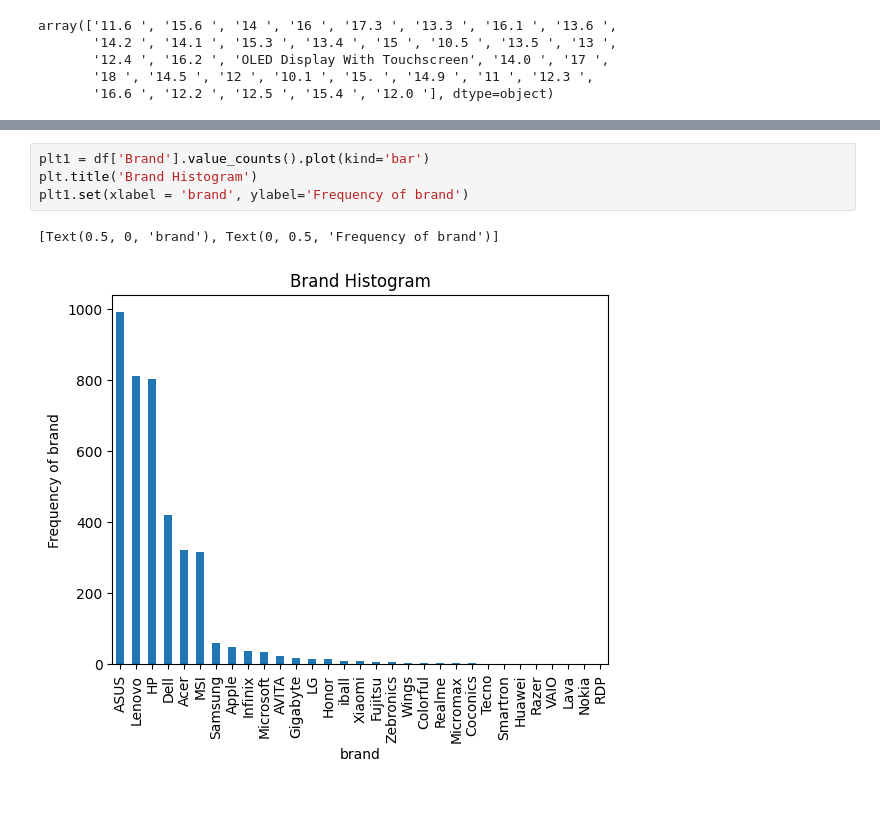
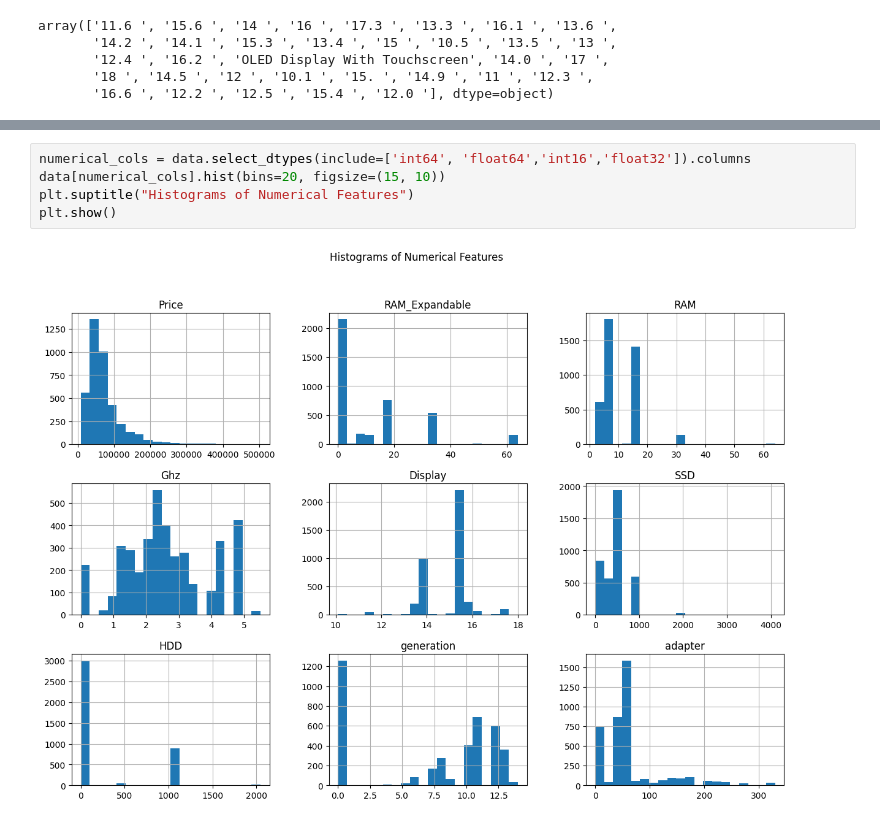
Before and after one commit to Dunith2002/Laptop_Price_Predictor, a Jupyter notebook: notebooks/FC211037_Tharushima/eda.ipynb, the cells around one changed output, grey strips where cells are left out. Saved outputs shown, nothing was run; the diff lists cells and outputs as text.

```diff
--- a/notebooks/FC211037_Tharushima/eda.ipynb
+++ b/notebooks/FC211037_Tharushima/eda.ipynb
@@ -277,7 +499,7 @@ plt.show()
-# %%
-plt1 = df['Brand'].value_counts().plot(kind='bar')
-plt.title('Brand Histogram')
-plt1.set(xlabel = 'brand', ylabel='Frequency of brand')
-# %% [output]
-[Text(0.5, 0, 'brand'), Text(0, 0.5, 'Frequency of brand')]
-[figure, removed]
+# %%
+numerical_cols = data.select_dtypes(include=['int64', 'float64','int16','float32']).columns
+data[numerical_cols].hist(bins=20, figsize=(15, 10))
+plt.suptitle("Histograms of Numerical Features")
+plt.show()
+# %% [output]
+[figure, added]
```
Also changed, not shown: parts of 32 cells of this notebook.
